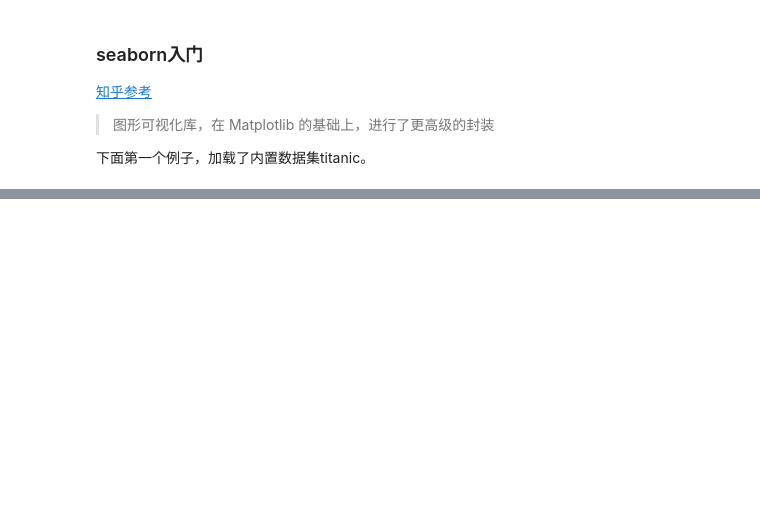
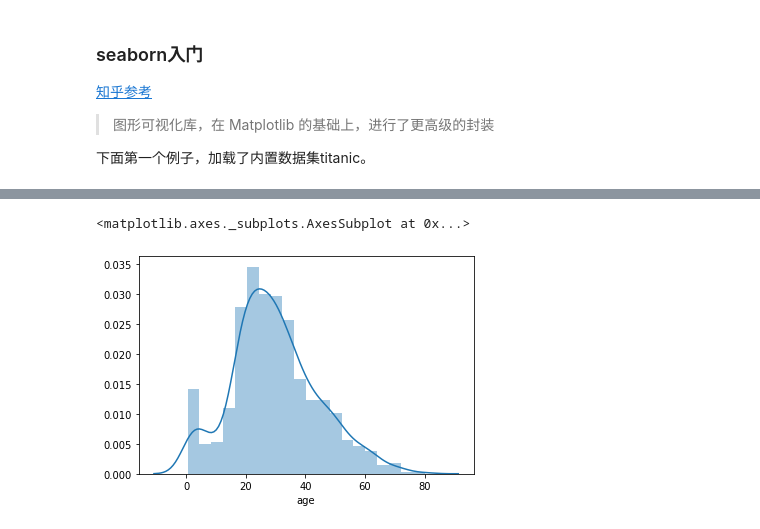
Before and after one commit to jasonadu/crash-course, a Jupyter notebook: study/seaborn入门.ipynb, the cells around one changed output, grey strips where cells are left out. Cells and saved outputs as stored; diff of their text form; code cells hidden in the pictures; blank space fills up the shorter version.

```diff
--- a/study/seaborn入门.ipynb
+++ b/study/seaborn入门.ipynb
@@ -29,0 +52,8 @@ sns.barplot(x='class', y='survived', data=titanic)
+# %%
+#age存在缺失值，用dropna删除缺失值
+#distplot
+age1 = titanic['age'].dropna()
+sns.distplot(age1)
+# %% [output]
+<matplotlib.axes._subplots.AxesSubplot at 0x...>
+[figure, added]
```
Also changed, not shown: parts of 6 cells of this notebook.
